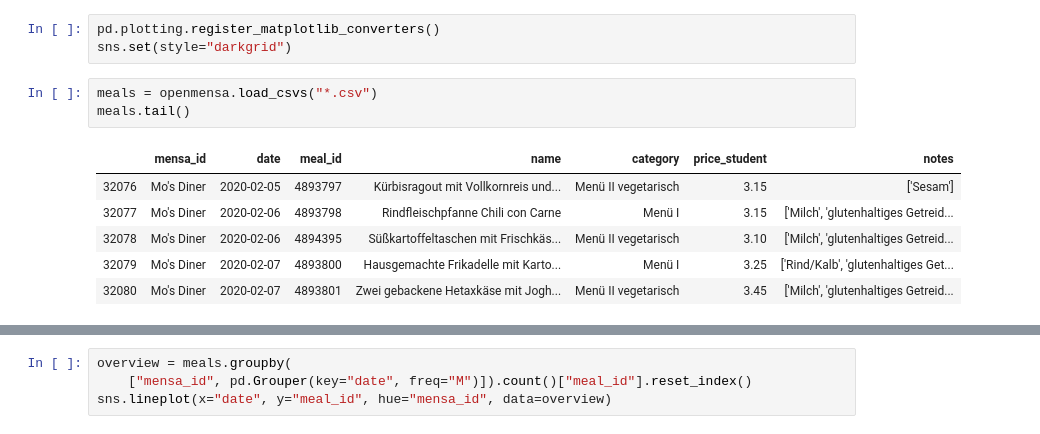
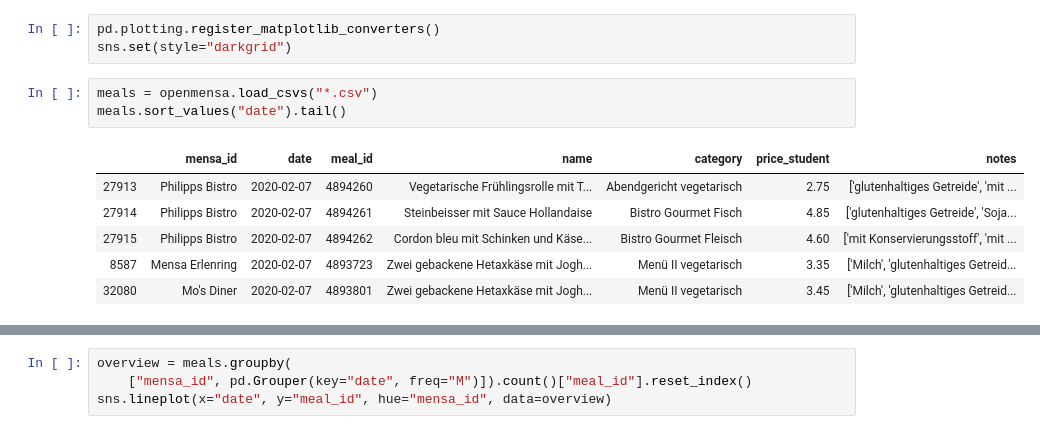
Before and after one commit to oxzi/about-mensa-mr, a Jupyter notebook: mensa_prices.ipynb, the cells around one changed output, grey strips where cells are left out. Saved outputs shown, nothing was run; the diff lists cells and outputs as text.

```diff
--- a/mensa_prices.ipynb
+++ b/mensa_prices.ipynb
@@ -10,11 +10,11 @@ pd.plotting.register_matplotlib_converters()
 sns.set(style="darkgrid")
 # %%
 meals = openmensa.load_csvs("*.csv")
-meals.tail()
+meals.sort_values("date").tail()
 # %% [output]
 |  | mensa_id | date | meal_id | name | category | price_student | notes |
-| 32076 | Mo's Diner | 2020-02-05 | 4893797 | Kürbisragout mit Vollkornreis und... | Menü II vegetarisch | 3.15 | ['Sesam'] |
-| 32077 | Mo's Diner | 2020-02-06 | 4893798 | Rindfleischpfanne Chili con Carne | Menü I | 3.15 | ['Milch', 'glutenhaltiges Getreid... |
-| 32078 | Mo's Diner | 2020-02-06 | 4894395 | Süßkartoffeltaschen mit Frischkäs... | Menü II vegetarisch | 3.10 | ['Milch', 'glutenhaltiges Getreid... |
-| 32079 | Mo's Diner | 2020-02-07 | 4893800 | Hausgemachte Frikadelle mit Karto... | Menü I | 3.25 | ['Rind/Kalb', 'glutenhaltiges Get... |
+| 27913 | Philipps Bistro | 2020-02-07 | 4894260 | Vegetarische Frühlingsrolle mit T... | Abendgericht vegetarisch | 2.75 | ['glutenhaltiges Getreide', 'mit ... |
+| 27914 | Philipps Bistro | 2020-02-07 | 4894261 | Steinbeisser mit Sauce Hollandaise | Bistro Gourmet Fisch | 4.85 | ['glutenhaltiges Getreide', 'Soja... |
+| 27915 | Philipps Bistro | 2020-02-07 | 4894262 | Cordon bleu mit Schinken und Käse... | Bistro Gourmet Fleisch | 4.60 | ['mit Konservierungsstoff', 'mit ... |
+| 8587 | Mensa Erlenring | 2020-02-07 | 4893723 | Zwei gebackene Hetaxkäse mit Jogh... | Menü II vegetarisch | 3.35 | ['Milch', 'glutenhaltiges Getreid... |
 | 32080 | Mo's Diner | 2020-02-07 | 4893801 | Zwei gebackene Hetaxkäse mit Jogh... | Menü II vegetarisch | 3.45 | ['Milch', 'glutenhaltiges Getreid... |
```
Also changed, not shown: parts of 3 cells of this notebook.
